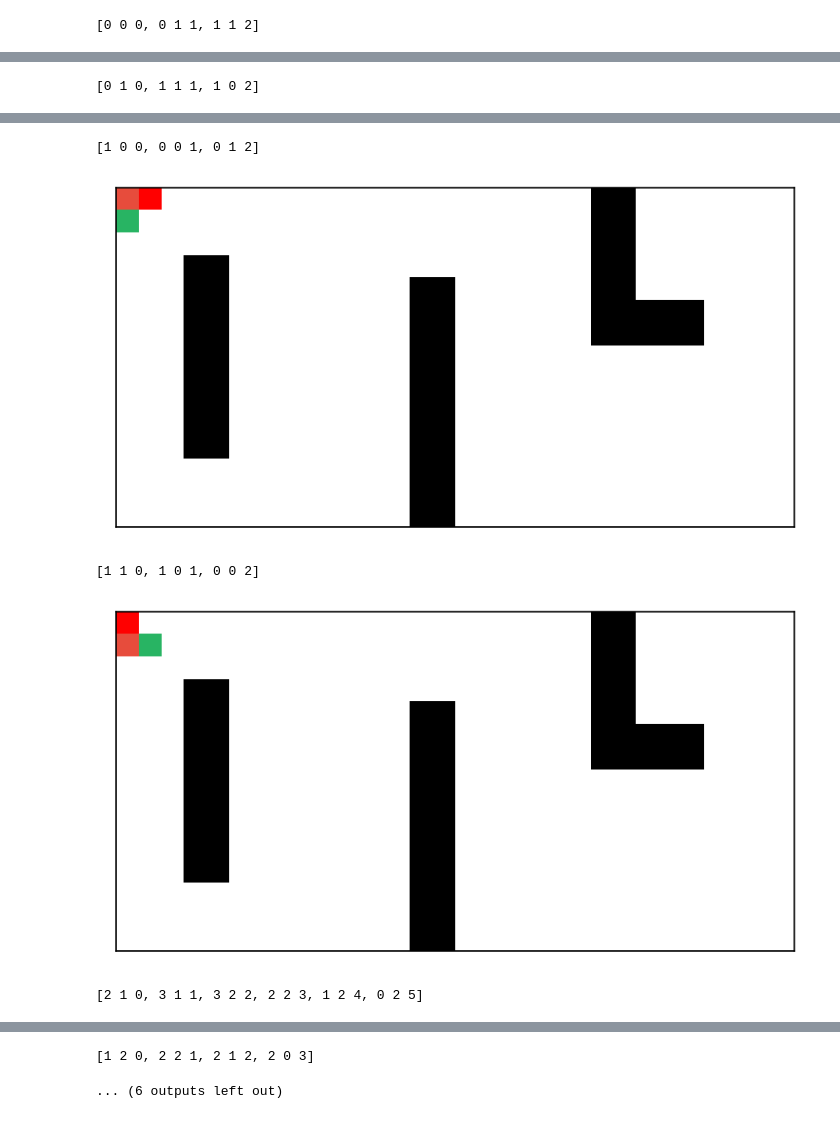
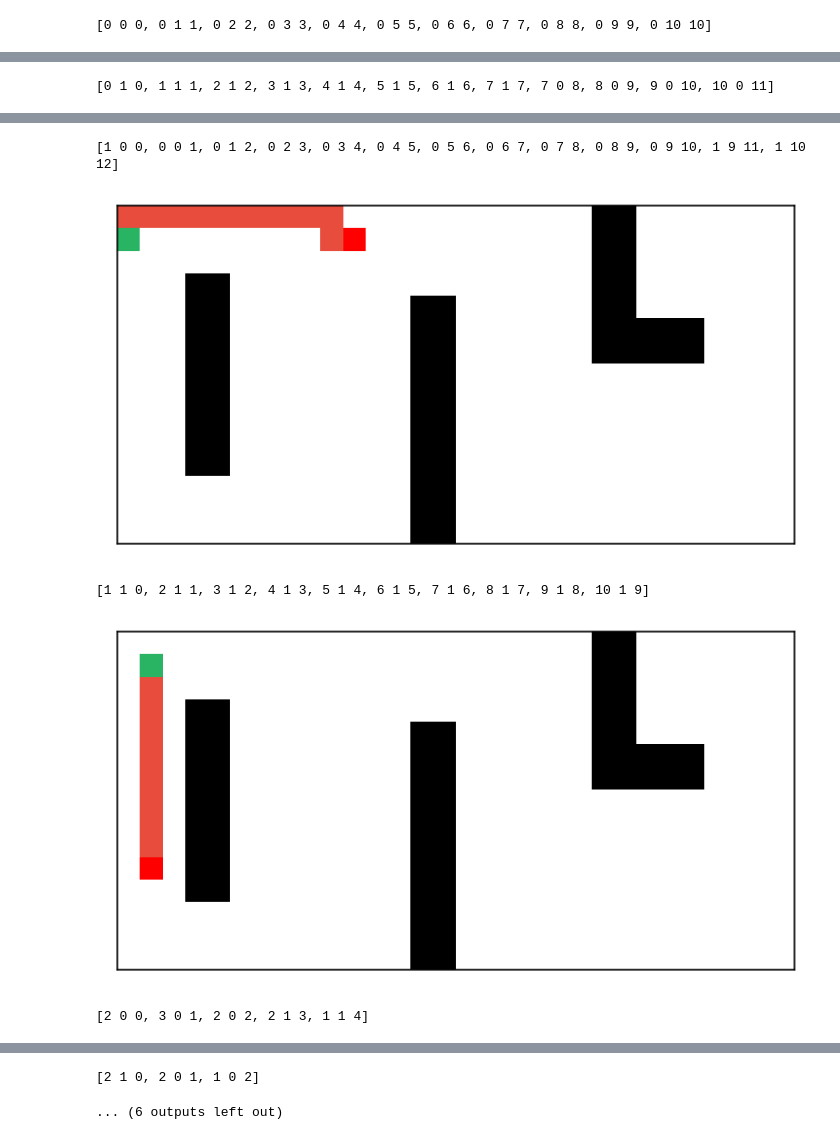
Before and after one commit to Maxon081102/CBSLab, a Jupyter notebook: testCBS.ipynb, the cells around one changed output, grey strips where cells are left out. Cells and saved outputs as stored; diff of their text form; code cells hidden in the pictures.

```diff
--- a/testCBS.ipynb
+++ b/testCBS.ipynb
@@ -6,6 +9,6 @@ from testsCBS import test_cbs_on_map
 # %%
 # test_cbs_on_map(0, 7, show_debug=False, show_all_solution=False)
-test_cbs_on_map(0, 7)
+test_cbs_on_map(0, 8)
 # %% [output]
 [figure]
-[0 0 0, 0 1 1, 1 1 2]
+[0 0 0, 0 1 1, 0 2 2, 0 3 3, 0 4 4, 0 5 5, 0 6 6, 0 7 7, 0 8 8, 0 9 9, 0 10 10]
@@ -13 +16 @@ test_cbs_on_map(0, 7)
-[0 1 0, 1 1 1, 1 0 2]
+[0 1 0, 1 1 1, 2 1 2, 3 1 3, 4 1 4, 5 1 5, 6 1 6, 7 1 7, 7 0 8, 8 0 9, 9 0 10, 10 0 11]
@@ -15,5 +18,5 @@ test_cbs_on_map(0, 7)
-[1 0 0, 0 0 1, 0 1 2]
+[1 0 0, 0 0 1, 0 1 2, 0 2 3, 0 3 4, 0 4 5, 0 5 6, 0 6 7, 0 7 8, 0 8 9, 0 9 10, 1 9 11, 1 10 12]
-[figure, old version]
+[figure, new version]
-[1 1 0, 1 0 1, 0 0 2]
+[1 1 0, 2 1 1, 3 1 2, 4 1 3, 5 1 4, 6 1 5, 7 1 6, 8 1 7, 9 1 8, 10 1 9]
-[figure, old version]
+[figure, new version]
-[2 1 0, 3 1 1, 3 2 2, 2 2 3, 1 2 4, 0 2 5]
+[2 0 0, 3 0 1, 2 0 2, 2 1 3, 1 1 4]
@@ -21,2 +24,2 @@ test_cbs_on_map(0, 7)
-[1 2 0, 2 2 1, 2 1 2, 2 0 3]
+[2 1 0, 2 0 1, 1 0 2]
 ... (6 outputs left out)
```
Also changed, not shown: parts of 3 cells of this notebook, 2 other files.
